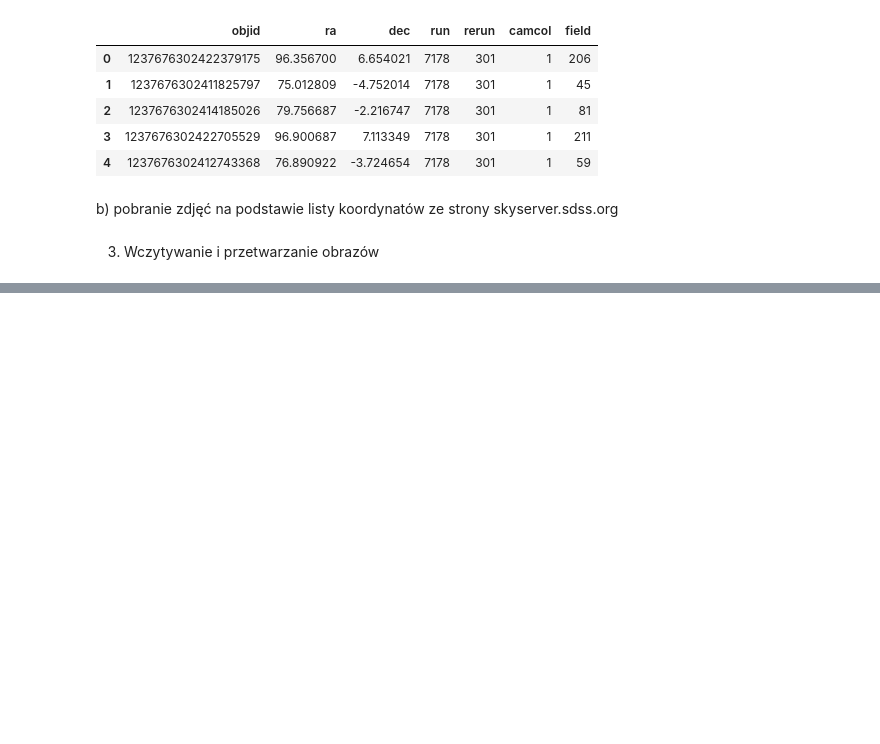
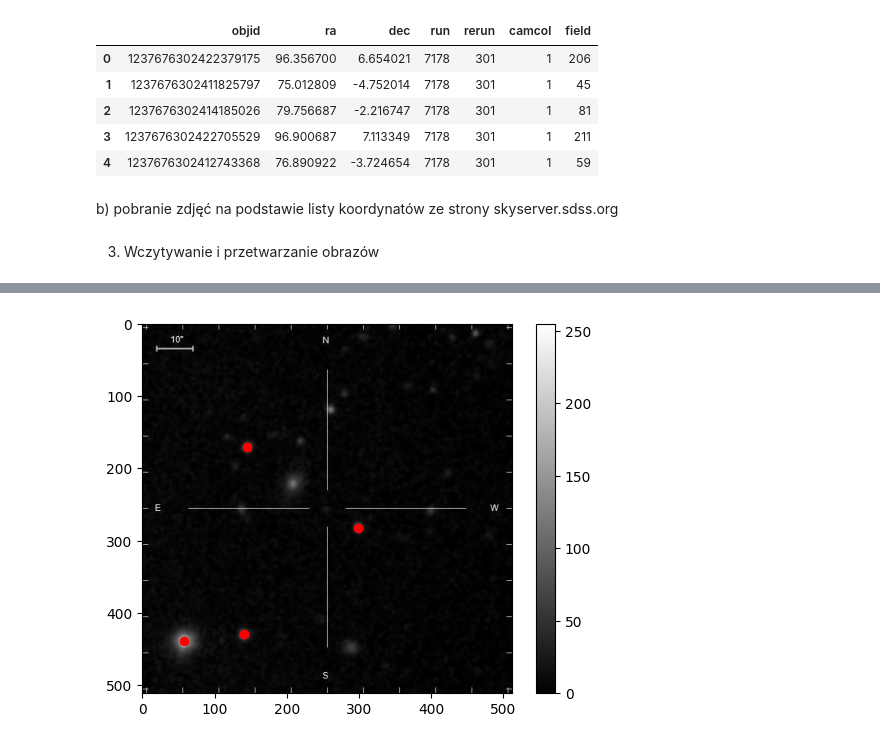
Before and after one commit to MartaSeidler/nightsky_coordinates, a Jupyter notebook: nightsky_coordinates.ipynb, the cells around one changed output, grey strips where cells are left out. Saved outputs shown, nothing was run; the diff lists cells and outputs as text; code cells hidden in the pictures; blank space fills up the shorter version.

Commit message:
Add selecting stars

```diff
--- a/nightsky_coordinates.ipynb
+++ b/nightsky_coordinates.ipynb
@@ -59,0 +62,40 @@ plt.show()
+# %%
+def find_stars(image_data):
+    # Normalizacja obrazu
+    norm_image = cv2.normalize(image_data, None, 0, 255, cv2.NORM_MINMAX).astype('uint8')
+
+    # Przetwarzanie obrazu
+    blur = cv2.GaussianBlur(norm_image, (11, 11), 0)
+    # Wyznaczenie progu, żeby nie były brane pod uwagę oznaczenia wykresu
+    _, thresholded = cv2.threshold(blur, 100, 255, cv2.THRESH_BINARY)
+
+    # Znalezienie konturów gwiazd
+    contours, _ = cv2.findContours(thresholded, cv2.RETR_EXTERNAL, cv2.CHAIN_APPROX_SIMPLE)
+
+    stars = []
+    for cnt in contours:
+        # Filtrowanie konturów na podstawie ich rozmiaru
+        area = cv2.contourArea(cnt)
+        if 5 < area < 500:
+            perimeter = cv2.arcLength(cnt, True)
+            if perimeter == 0:
+                continue
+            # Wyyznaczenie środka gwiazdy
+            M = cv2.moments(cnt)
+            if M["m00"] != 0:
+                cX = int(M["m10"] / M["m00"])
+                cY = int(M["m01"] / M["m00"])
+                stars.append((cX, cY))
+
+    return stars
+
+stars = find_stars(image_data)
+# %%
+# Wyświetlenie obrazu z zaznaczonymi gwiazdami
+plt.imshow(image_data, cmap='gray')
+plt.colorbar()
+for (x, y) in stars:
+    plt.plot(x, y, 'ro')
+plt.show()
+# %% [output]
+[figure, added]
```
Also changed, not shown: parts of 3 cells of this notebook.
